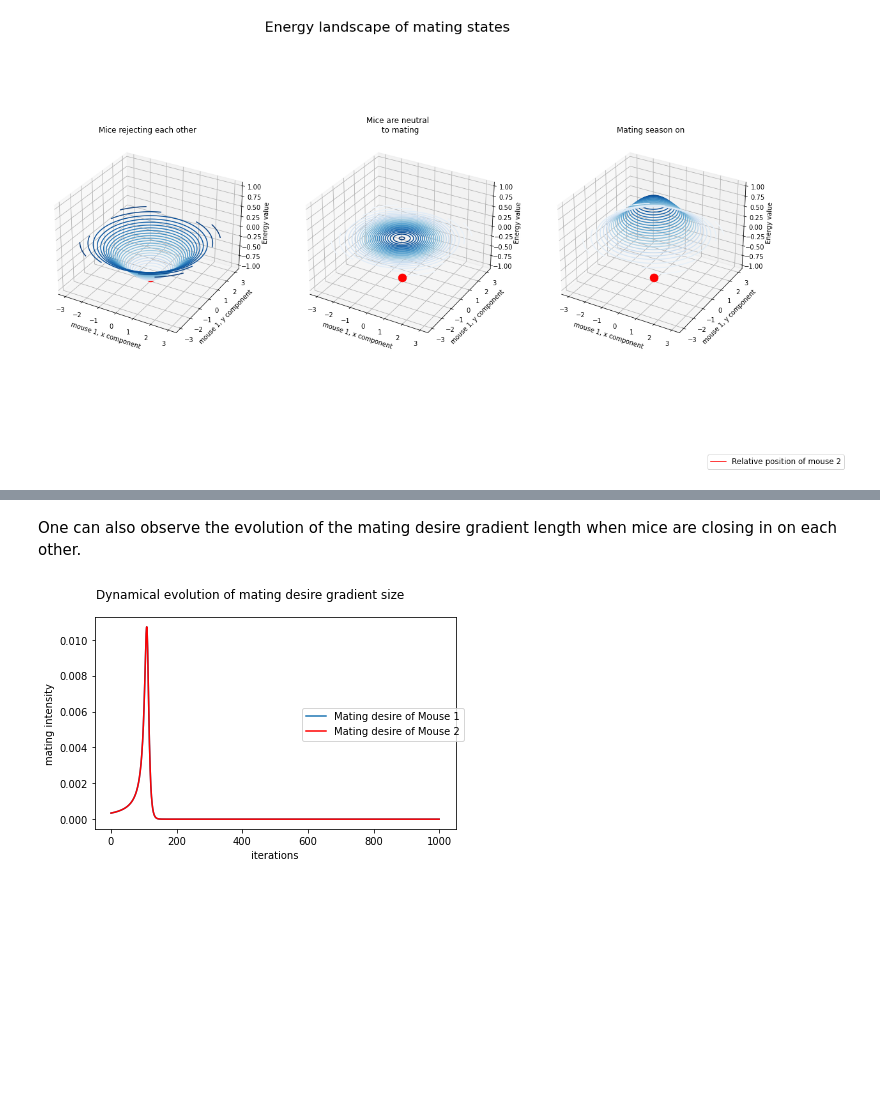
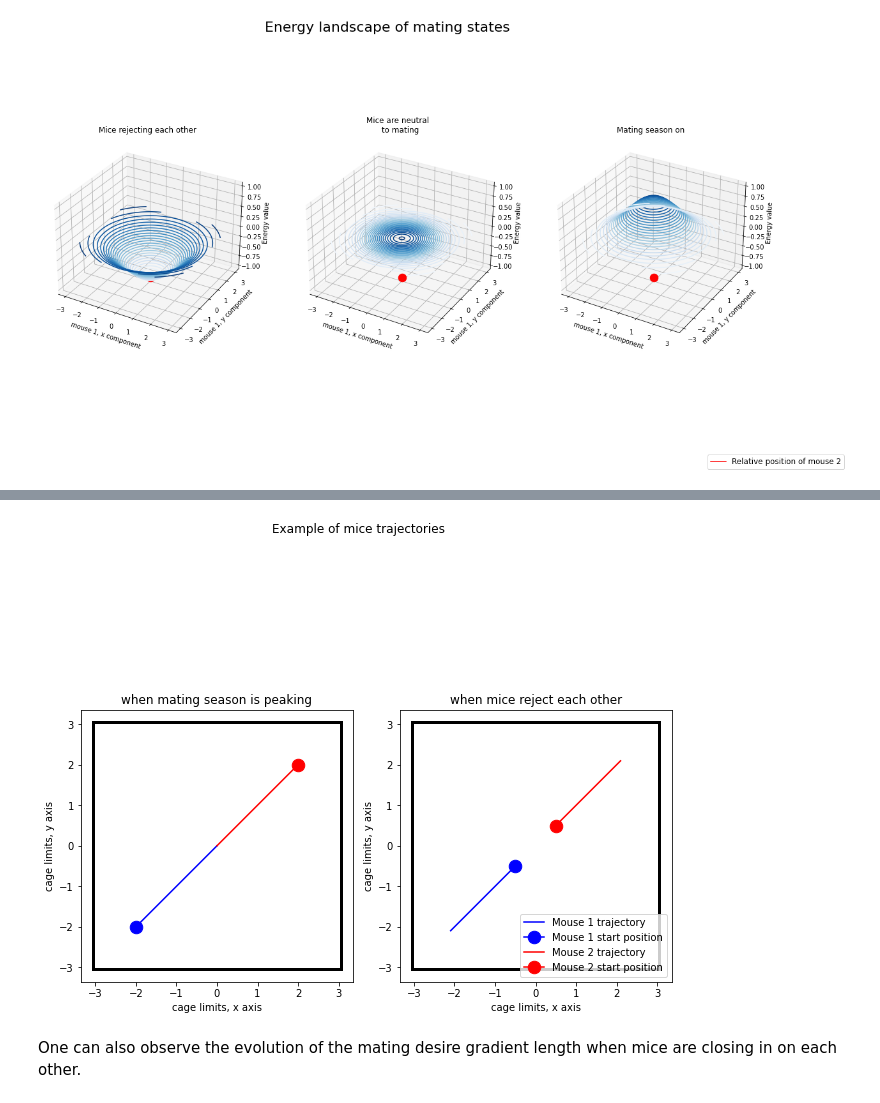
Before and after one commit to midumitrescu/modelling-course-prof-sprek-winter-2022, a Jupyter notebook: Modelling_Course_Presentation.ipynb, the cells around one changed output, grey strips where cells are left out. Drawn from its saved outputs; the diff is of its cells as text; code cells hidden in the pictures; blank space fills up the shorter version.

```diff
--- a/Modelling_Course_Presentation.ipynb
+++ b/Modelling_Course_Presentation.ipynb
@@ -211,7 +239,7 @@ always_mating = simulate_and_plot_always_mating_scenario()
+# %%
+always_mating, always_rejecting = plot_mice_trajetories_for_mating_season_on_and_off()
+# %% [output]
+[figure, added]
 # %% [markdown]
 One can also observe the evolution of the mating desire gradient length when mice
 are closing in on each other.
-# %%
-plot_mating_desire(always_mating)
-# %% [output]
-[figure, removed]
```
Also changed, not shown: parts of 12 cells of this notebook, 3 other files.
